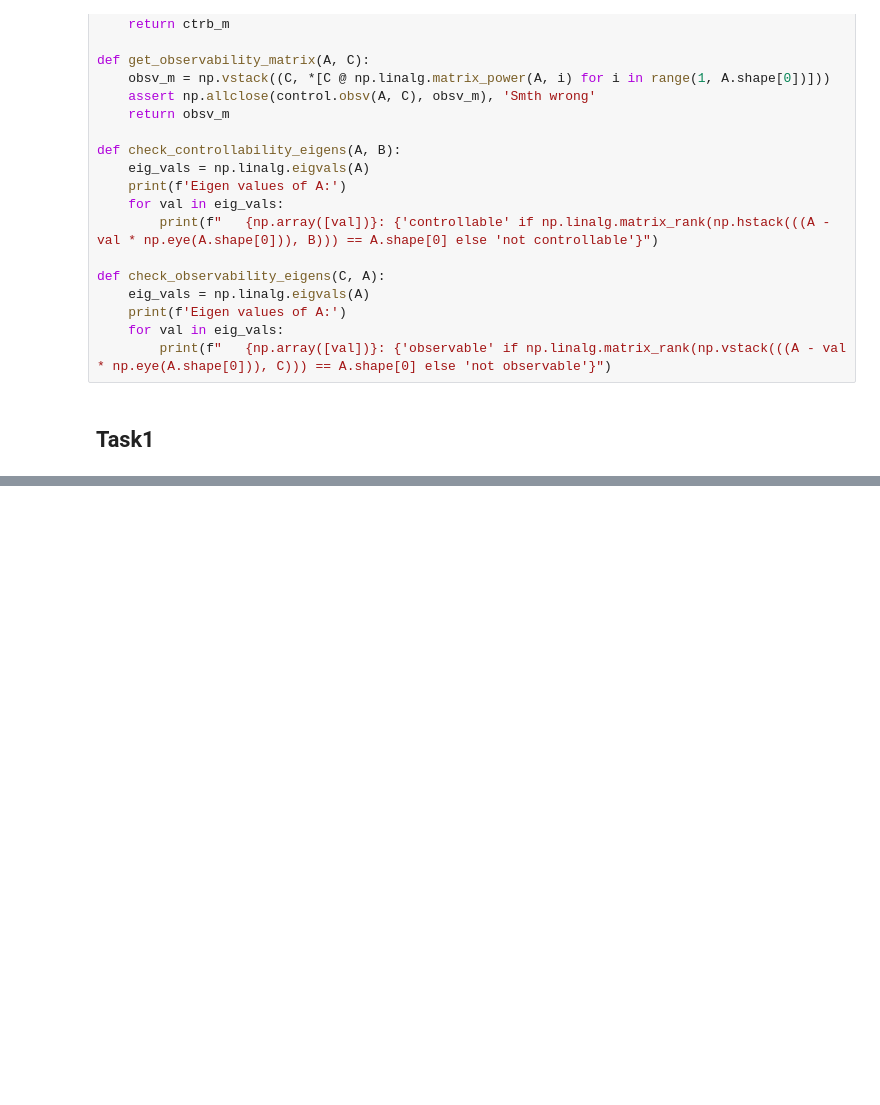
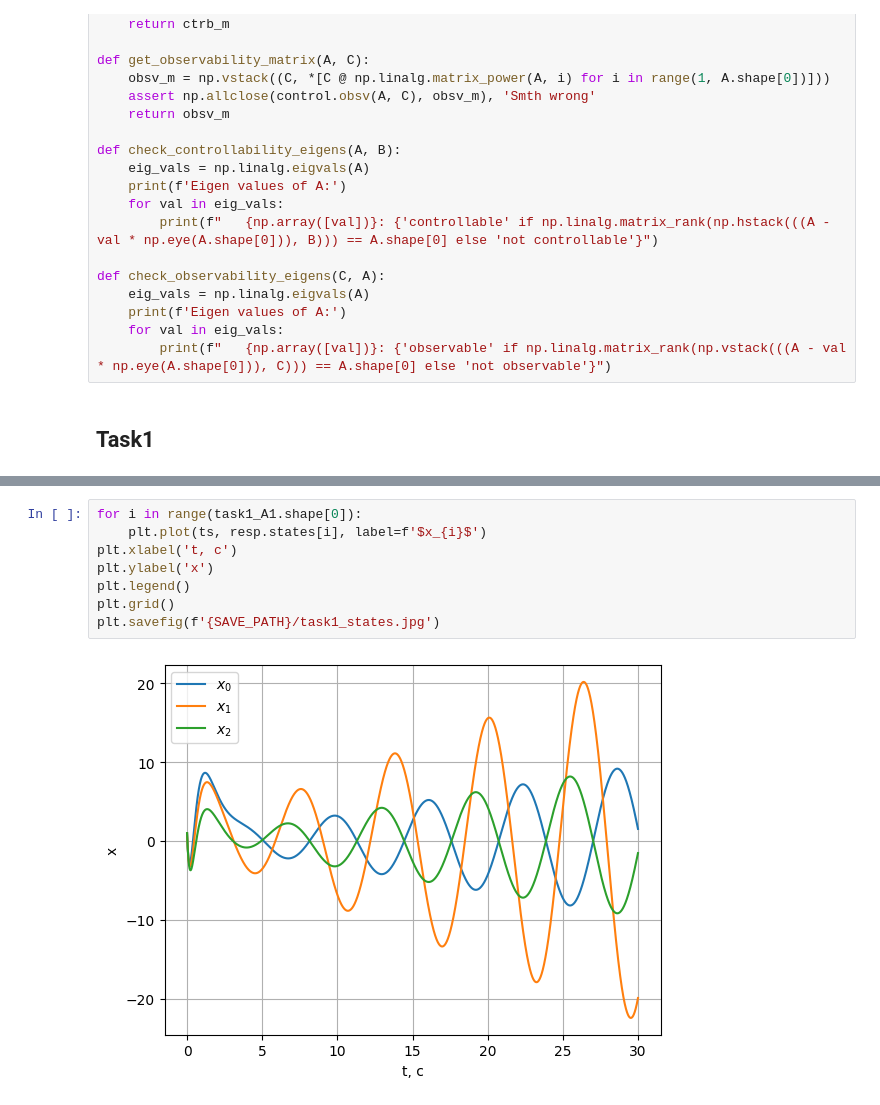
Before and after one commit to lalayants/control-theory-itmo-2023-2024, a Jupyter notebook: spring/Lab12/lab12.ipynb, the cells around one changed output, grey strips where cells are left out. Drawn from its saved outputs; the diff is of its cells as text; blank space fills up the shorter version.

```diff
--- a/spring/Lab12/lab12.ipynb
+++ b/spring/Lab12/lab12.ipynb
@@ -87,0 +147,10 @@ ValueError: Incompatible dimensions (3, 3) (4, 4)
+# %%
+for i in range(task1_A1.shape[0]):
+    plt.plot(ts, resp.states[i], label=f'$x_{i}$')
+plt.xlabel('t, c')
+plt.ylabel('x')
+plt.legend()
+plt.grid()
+plt.savefig(f'{SAVE_PATH}/task1_states.jpg')
+# %% [output]
+[figure, added]
```
Also changed, not shown: parts of 25 cells of this notebook, 5 other files.
